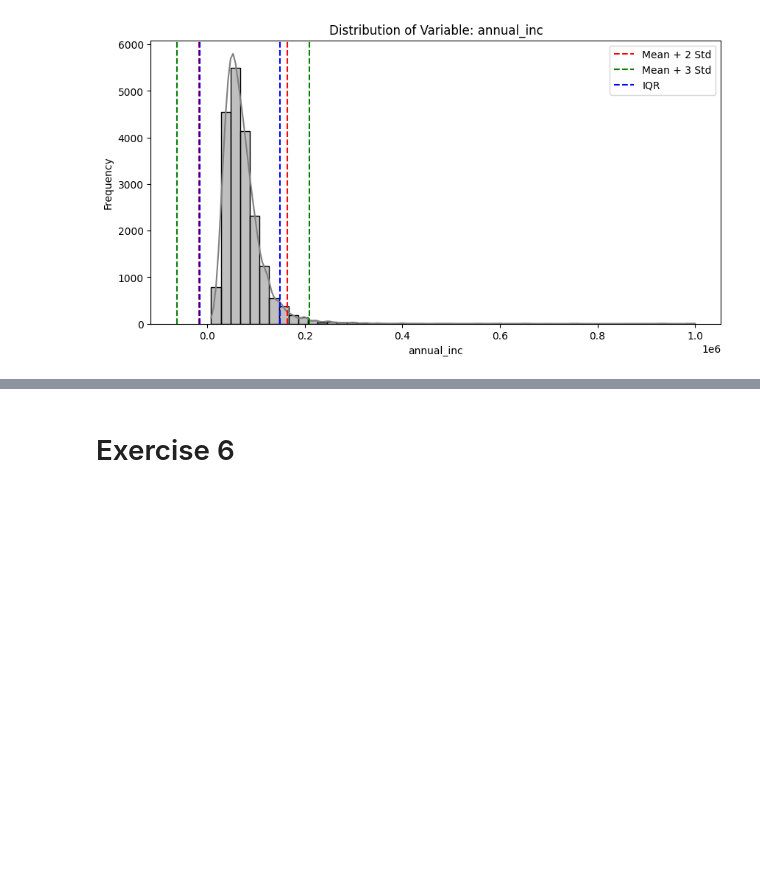
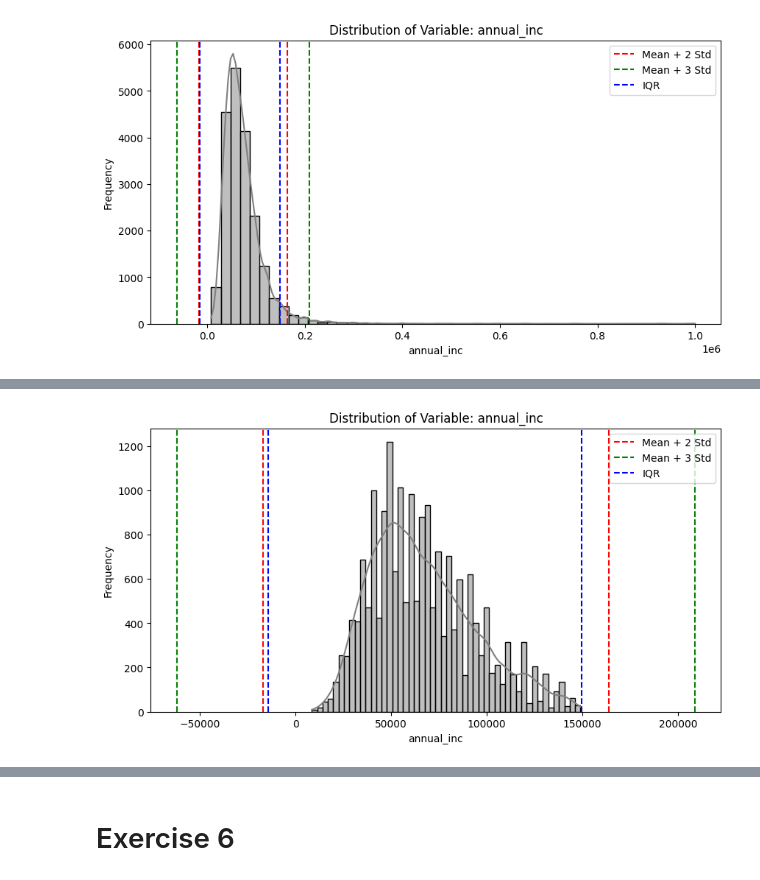
Before and after one commit to pereiranuno/loan-project, a Jupyter notebook: eda-finalproject.ipynb, the cells around one changed output, grey strips where cells are left out. Cells and saved outputs as stored; diff of their text form; code cells hidden in the pictures; blank space fills up the shorter version.

```diff
--- a/eda-finalproject.ipynb
+++ b/eda-finalproject.ipynb
@@ -959,0 +916,5 @@ plot_outliers(out_numeric_df, "annual_inc")
+# %%
+# Plot Distribuition and bound limits without mask iqr
+plot_outliers(out_numeric_df, "annual_inc",'iqr')
+# %% [output]
+[figure, added]
```
Also changed, not shown: parts of 24 cells of this notebook.
